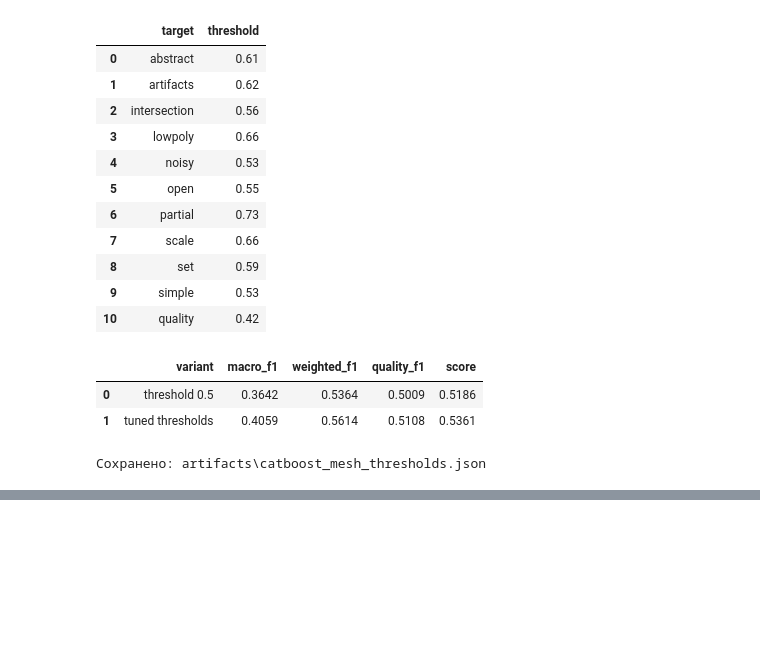
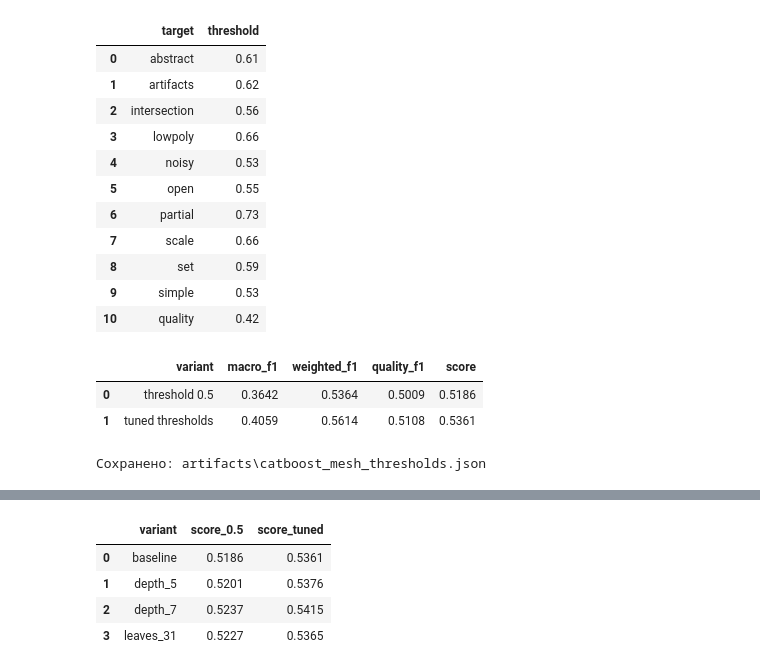
Before and after one commit to gasich27/AI-Challenge-2026-MainStage, a Jupyter notebook: catboost_mesh_baseline.ipynb, the cells around one changed output, grey strips where cells are left out. Saved outputs shown, nothing was run; the diff lists cells and outputs as text; code cells hidden in the pictures; blank space fills up the shorter version.

```diff
--- a/catboost_mesh_baseline.ipynb
+++ b/catboost_mesh_baseline.ipynb
@@ -686,17 +497,0 @@ display(comparison.round(4))
-# %%
-ENSEMBLE_THRESHOLDS_PATH = (
-    ARTIFACTS_DIR / 'catboost_ensemble_thresholds.json'
-)
-
-thresholds_to_save = {
-    target: float(threshold)
-    for target, threshold in zip(
-        target_columns,
-        best_ensemble_thresholds
-    )
-}
-
-with open(ENSEMBLE_THRESHOLDS_PATH, 'w', encoding='utf-8') as file:
-    json.dump(thresholds_to_save, file, indent=2)
-
-print('Сохранено:', ENSEMBLE_THRESHOLDS_PATH)
@@ -704,0 +528,60 @@ print('Сохранено:', ENSEMBLE_THRESHOLDS_PATH)
+# %%
+best_name = 'baseline'
+best_models = models.copy()
+best_probabilities = val_probabilities.copy()
+best_thresholds = tune_thresholds(best_probabilities)
+best_score = calculate_metrics(
+    val_targets, best_probabilities, best_thresholds
+)[3]
+
+experiment_rows = [{
+    'variant': best_name,
+    'score_0.5': score,
+    'score_tuned': best_score
+}]
+
+for name, parameters in experiments.items():
+    candidate_models = {}
+    probabilities = np.zeros_like(val_probabilities)
+
+    for index, target in enumerate(target_columns):
+        model = CatBoostClassifier(
+            **parameters,
+            iterations=600,
+            learning_rate=0.04,
+            loss_function='Logloss',
+            auto_class_weights='Balanced',
+            random_seed=SEED,
+            verbose=False,
+            allow_writing_files=False
+        )
+        model.fit(
+            X_train, train_df[target],
+            eval_set=(X_val, val_df[target]),
+            early_stopping_rounds=50,
+            verbose=False
+        )
+        candidate_models[target] = model
+        probabilities[:, index] = model.predict_proba(X_val)[:, 1]
+
+    thresholds = tune_thresholds(probabilities)
+    candidate_score = calculate_metrics(
+        val_targets, probabilities, thresholds
+    )[3]
+    experiment_rows.append({
+        'variant': name,
+        'score_0.5': calculate_metrics(val_targets, probabilities, 0.5)[3],
+        'score_tuned': candidate_score
+    })
+    print(name, round(candidate_score, 4))
+
+    if candidate_score > best_score:
+        best_name = name
+        best_models = candidate_models
+        best_probabilities = probabilities
+        best_thresholds = thresholds
+        best_score = candidate_score
+
+experiment_results = pd.DataFrame(experiment_rows)
+experiment_results.round(4)
+# %% [output]
@@ -704,0 +591,5 @@ print('Сохранено:', ENSEMBLE_THRESHOLDS_PATH)
+|  | variant | score_0.5 | score_tuned |
+| 0 | baseline | 0.5186 | 0.5361 |
+| 1 | depth_5 | 0.5201 | 0.5376 |
+| 2 | depth_7 | 0.5237 | 0.5415 |
+| 3 | leaves_31 | 0.5227 | 0.5365 |
```
Also changed, not shown: parts of 14 cells of this notebook, 4 other files.
